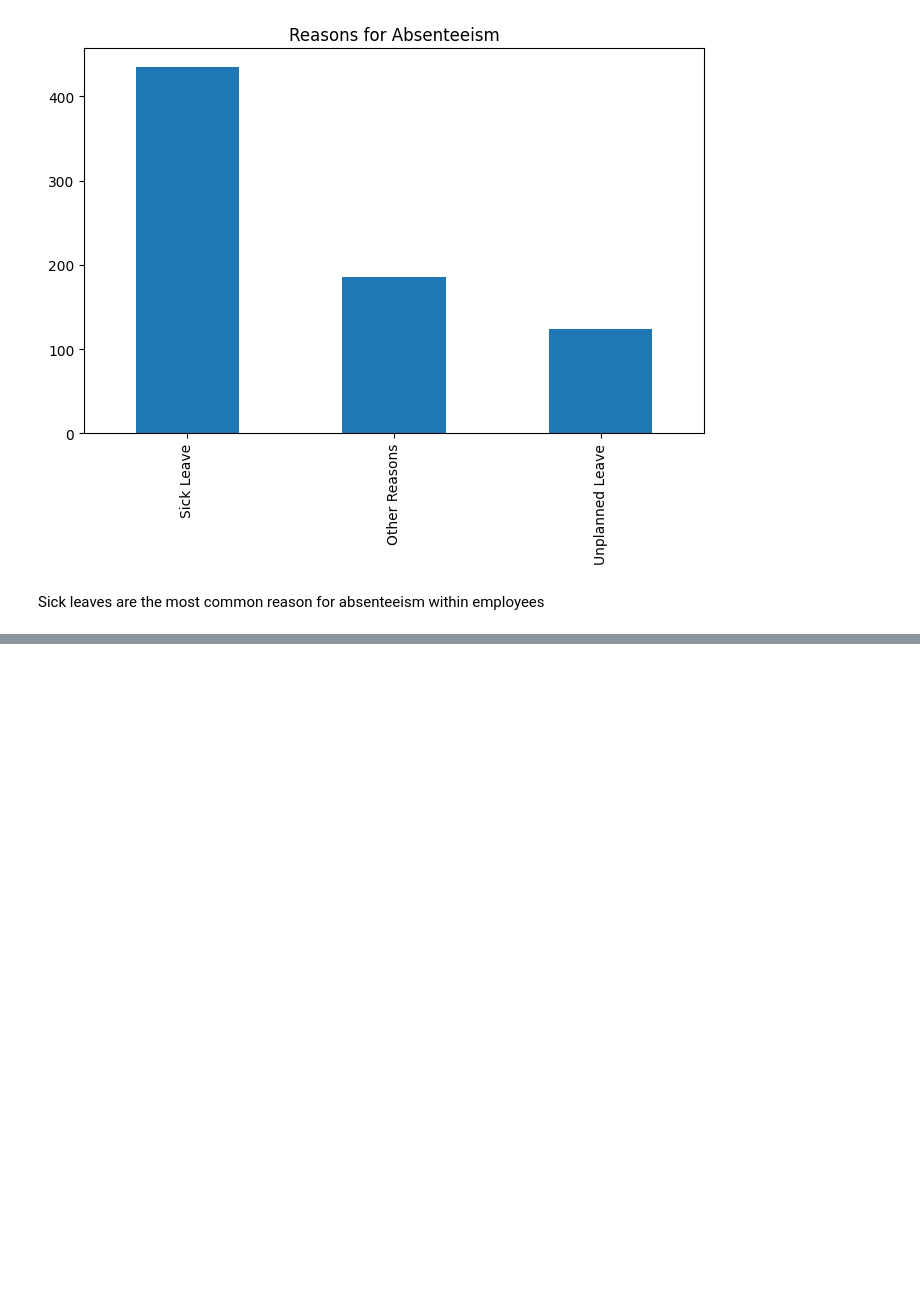
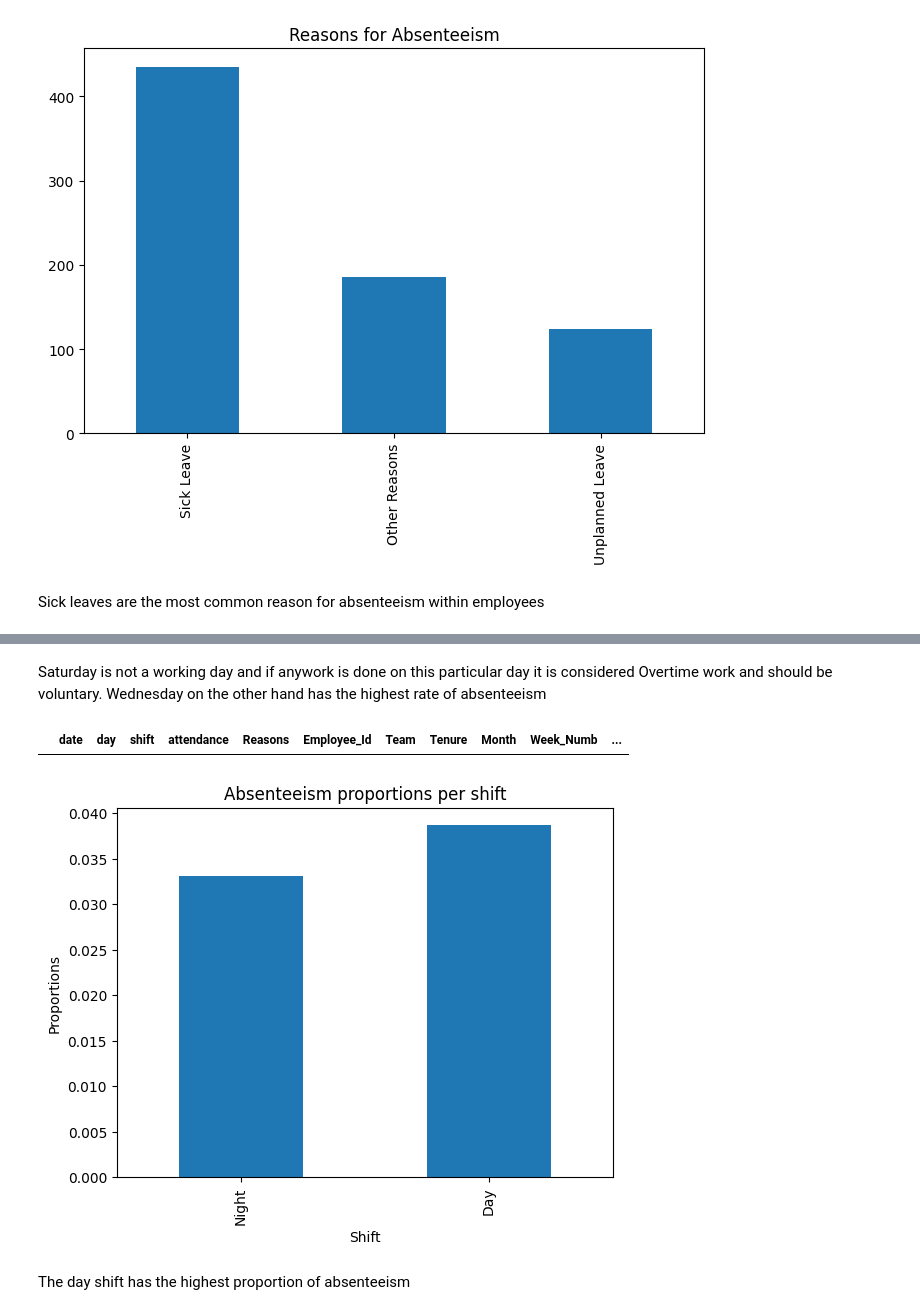
Before and after one commit to Jaeljane/Attendance_Prediction, a Jupyter notebook: Attendance_Classification.ipynb, the cells around one changed output, grey strips where cells are left out. Drawn from its saved outputs; the diff is of its cells as text; code cells hidden in the pictures; blank space fills up the shorter version.

```diff
--- a/Attendance_Classification.ipynb
+++ b/Attendance_Classification.ipynb
@@ -116,0 +137,15 @@ Sick leaves are the most common reason for absenteeism within employees
+# %% [markdown]
+Saturday is not a working day and if anywork is done on this particular day it is considered Overtime work and should be voluntary.
+Wednesday on the other hand has the highest rate of absenteeism
+# %%
+i=df_a[df_a['shift']=="Unscheduled"]
+i
+# %% [output]
+|  | date | day | shift | attendance | Reasons | Employee_Id | Team | Tenure | Month | Week_Numb | ... |
+# %%
+shift=proportions('shift')
+shift.sort_values().plot(kind="bar",title= "Absenteeism proportions per shift", xlabel="Shift", ylabel="Proportions");
+# %% [output]
+[figure, added]
+# %% [markdown]
+The day shift has the highest proportion of absenteeism
```
Also changed, not shown: parts of 6 cells of this notebook.
